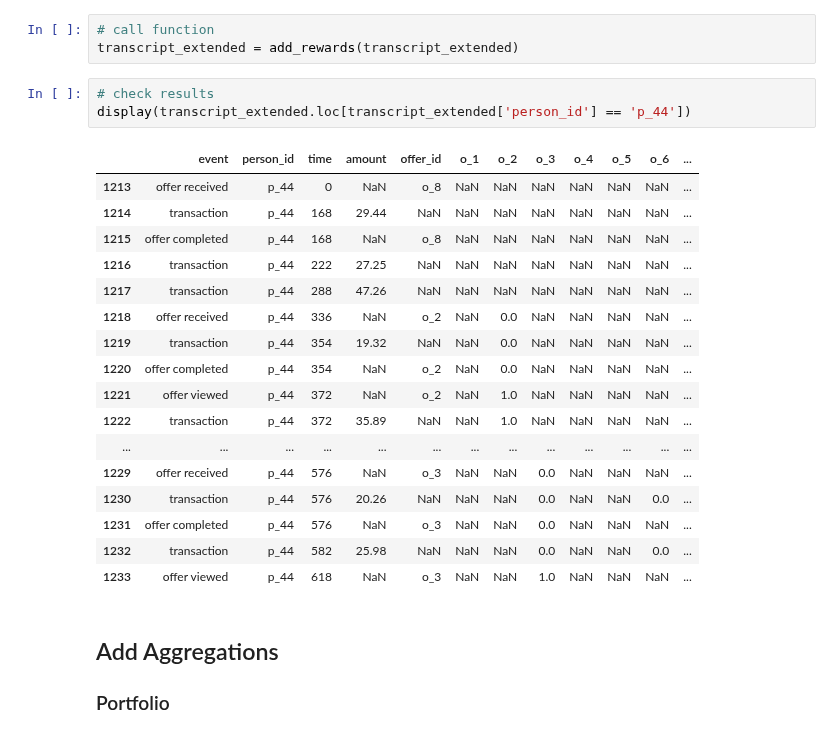
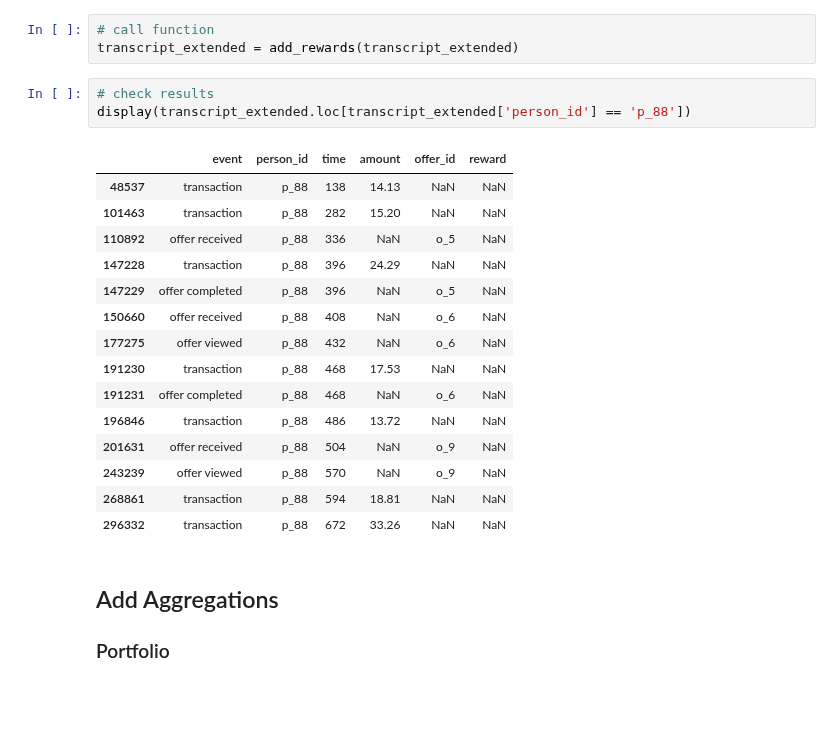
Before and after one commit to rbuerki/segmentation-challenge-starbucks, a Jupyter notebook: 1-data_prep.ipynb, the cells around one changed output. Saved outputs shown, nothing was run; the diff lists cells and outputs as text; blank space fills up the shorter version.

```diff
--- a/1-data_prep.ipynb
+++ b/1-data_prep.ipynb
@@ -662,25 +662,23 @@ def add_rewards(df):
 transcript_extended = add_rewards(transcript_extended)
 # %%
 # check results
-display(transcript_extended.loc[transcript_extended['person_id'] == 'p_44'])
+display(transcript_extended.loc[transcript_extended['person_id'] == 'p_88'])
 # %% [output]
-|  | event | person_id | time | amount | offer_id | o_1 | o_2 | o_3 | o_4 | o_5 | o_6 | ... |
-| 1213 | offer received | p_44 | 0 | NaN | o_8 | NaN | NaN | NaN | NaN | NaN | NaN | ... |
-| 1214 | transaction | p_44 | 168 | 29.44 | NaN | NaN | NaN | NaN | NaN | NaN | NaN | ... |
-| 1215 | offer completed | p_44 | 168 | NaN | o_8 | NaN | NaN | NaN | NaN | NaN | NaN | ... |
-| 1216 | transaction | p_44 | 222 | 27.25 | NaN | NaN | NaN | NaN | NaN | NaN | NaN | ... |
-| 1217 | transaction | p_44 | 288 | 47.26 | NaN | NaN | NaN | NaN | NaN | NaN | NaN | ... |
-| 1218 | offer received | p_44 | 336 | NaN | o_2 | NaN | 0.0 | NaN | NaN | NaN | NaN | ... |
-| 1219 | transaction | p_44 | 354 | 19.32 | NaN | NaN | 0.0 | NaN | NaN | NaN | NaN | ... |
-| 1220 | offer completed | p_44 | 354 | NaN | o_2 | NaN | 0.0 | NaN | NaN | NaN | NaN | ... |
-| 1221 | offer viewed | p_44 | 372 | NaN | o_2 | NaN | 1.0 | NaN | NaN | NaN | NaN | ... |
-| 1222 | transaction | p_44 | 372 | 35.89 | NaN | NaN | 1.0 | NaN | NaN | NaN | NaN | ... |
-| ... | ... | ... | ... | ... | ... | ... | ... | ... | ... | ... | ... | ... |
-| 1229 | offer received | p_44 | 576 | NaN | o_3 | NaN | NaN | 0.0 | NaN | NaN | NaN | ... |
-| 1230 | transaction | p_44 | 576 | 20.26 | NaN | NaN | NaN | 0.0 | NaN | NaN | 0.0 | ... |
-| 1231 | offer completed | p_44 | 576 | NaN | o_3 | NaN | NaN | 0.0 | NaN | NaN | NaN | ... |
-| 1232 | transaction | p_44 | 582 | 25.98 | NaN | NaN | NaN | 0.0 | NaN | NaN | 0.0 | ... |
-| 1233 | offer viewed | p_44 | 618 | NaN | o_3 | NaN | NaN | 1.0 | NaN | NaN | NaN | ... |
+|  | event | person_id | time | amount | offer_id | reward |
+| 48537 | transaction | p_88 | 138 | 14.13 | NaN | NaN |
+| 101463 | transaction | p_88 | 282 | 15.20 | NaN | NaN |
+| 110892 | offer received | p_88 | 336 | NaN | o_5 | NaN |
+| 147228 | transaction | p_88 | 396 | 24.29 | NaN | NaN |
+| 147229 | offer completed | p_88 | 396 | NaN | o_5 | NaN |
+| 150660 | offer received | p_88 | 408 | NaN | o_6 | NaN |
+| 177275 | offer viewed | p_88 | 432 | NaN | o_6 | NaN |
+| 191230 | transaction | p_88 | 468 | 17.53 | NaN | NaN |
+| 191231 | offer completed | p_88 | 468 | NaN | o_6 | NaN |
+| 196846 | transaction | p_88 | 486 | 13.72 | NaN | NaN |
+| 201631 | offer received | p_88 | 504 | NaN | o_9 | NaN |
+| 243239 | offer viewed | p_88 | 570 | NaN | o_9 | NaN |
+| 268861 | transaction | p_88 | 594 | 18.81 | NaN | NaN |
+| 296332 | transaction | p_88 | 672 | 33.26 | NaN | NaN |
 # %% [markdown]
 ## Add Aggregations
 
```
Also changed, not shown: parts of 18 cells of this notebook, 5 other files.
